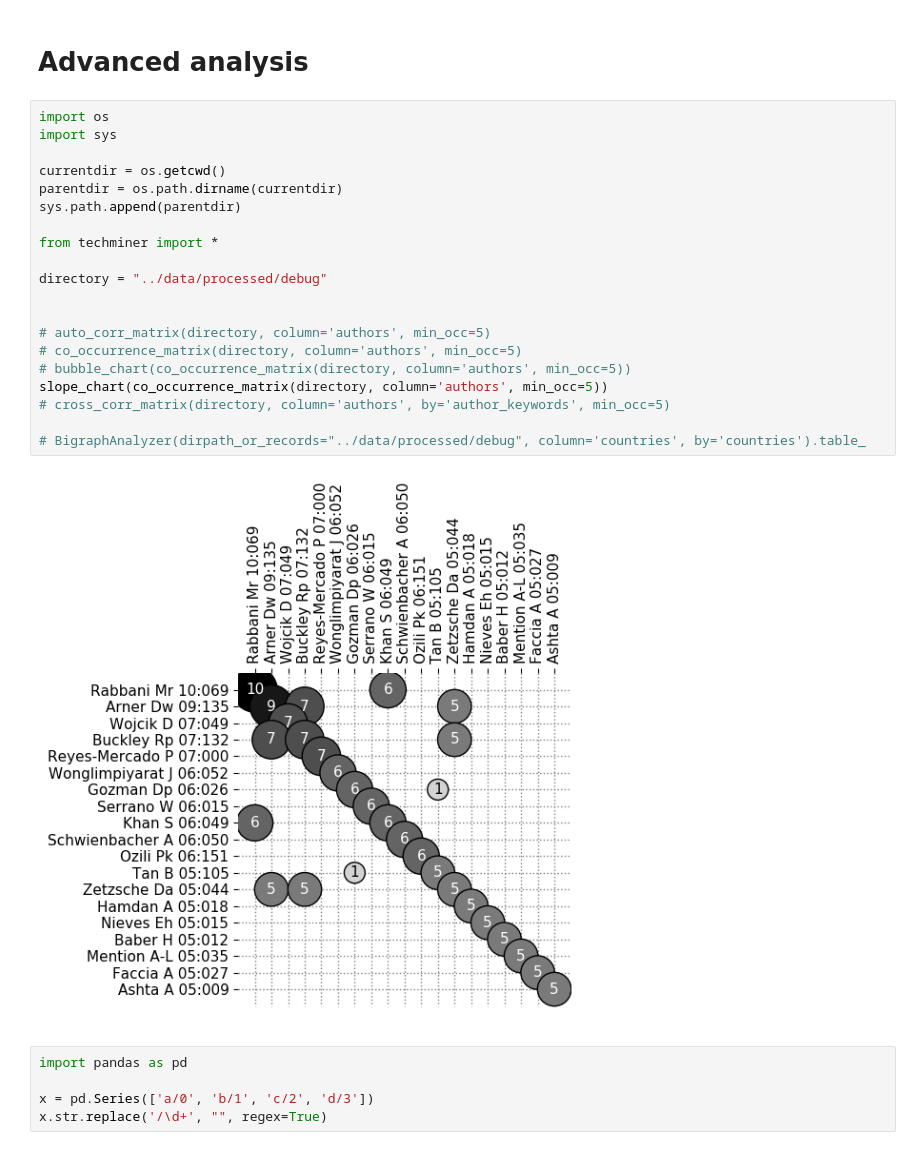
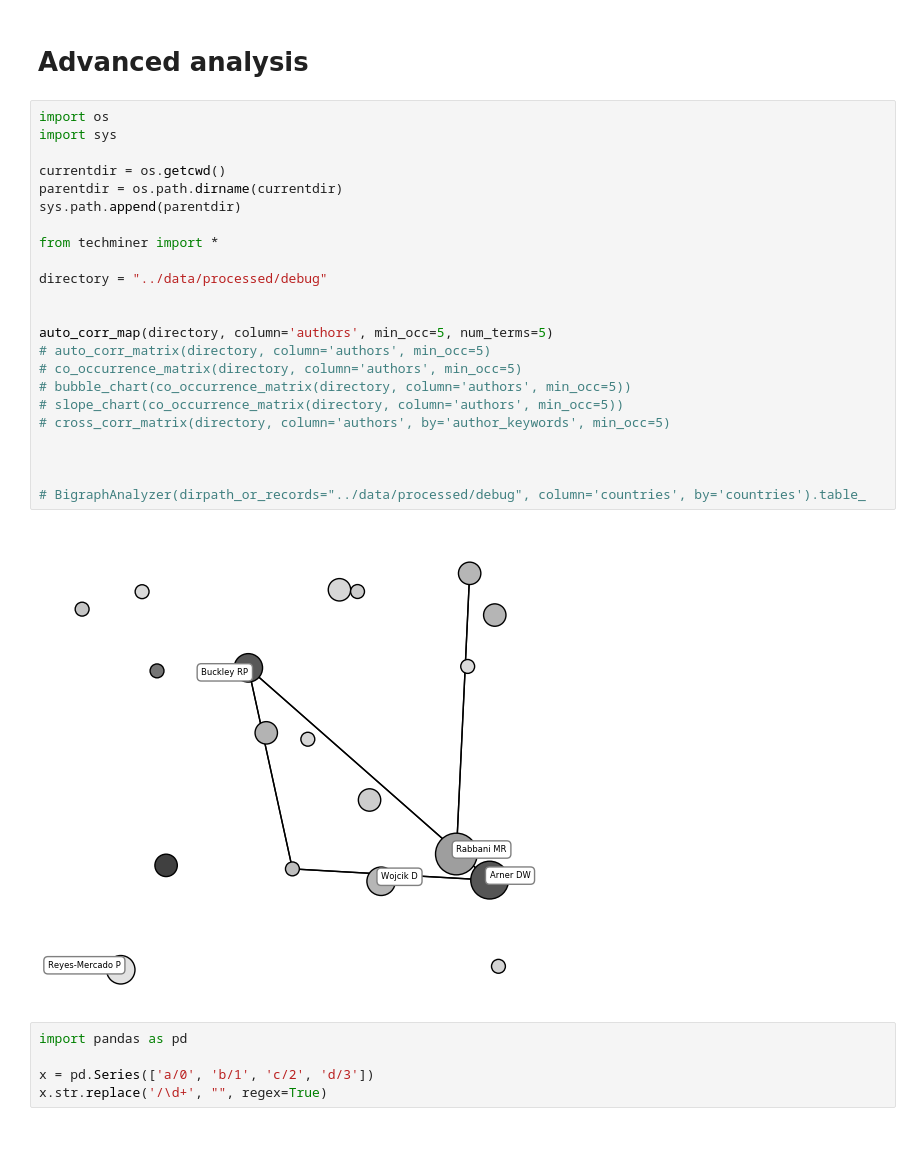
Before and after one commit to jdvelasq/techminer2, a Jupyter notebook: notebooks/debug.ipynb, the cells around one changed output. Saved outputs shown, nothing was run; the diff lists cells and outputs as text.

Commit message:
auto corr map

```diff
--- a/notebooks/debug.ipynb
+++ b/notebooks/debug.ipynb
@@ -99,25 +99,28 @@ directory = "../data/processed/debug"
 # %%
 import os
 import sys
 
 currentdir = os.getcwd()
 parentdir = os.path.dirname(currentdir)
 sys.path.append(parentdir)
 
 from techminer import *
 
 directory = "../data/processed/debug"
 
 
+auto_corr_map(directory, column='authors', min_occ=5, num_terms=5)
 # auto_corr_matrix(directory, column='authors', min_occ=5)
 # co_occurrence_matrix(directory, column='authors', min_occ=5)
 # bubble_chart(co_occurrence_matrix(directory, column='authors', min_occ=5))
-slope_chart(co_occurrence_matrix(directory, column='authors', min_occ=5))
+# slope_chart(co_occurrence_matrix(directory, column='authors', min_occ=5))
 # cross_corr_matrix(directory, column='authors', by='author_keywords', min_occ=5)
 
+
+
 # BigraphAnalyzer(dirpath_or_records="../data/processed/debug", column='countries', by='countries').table_
 # %% [output]
-[figure, old version]
+[figure, new version]
 # %%
 import pandas as pd
 
```
Also changed, not shown: 5 other files.
